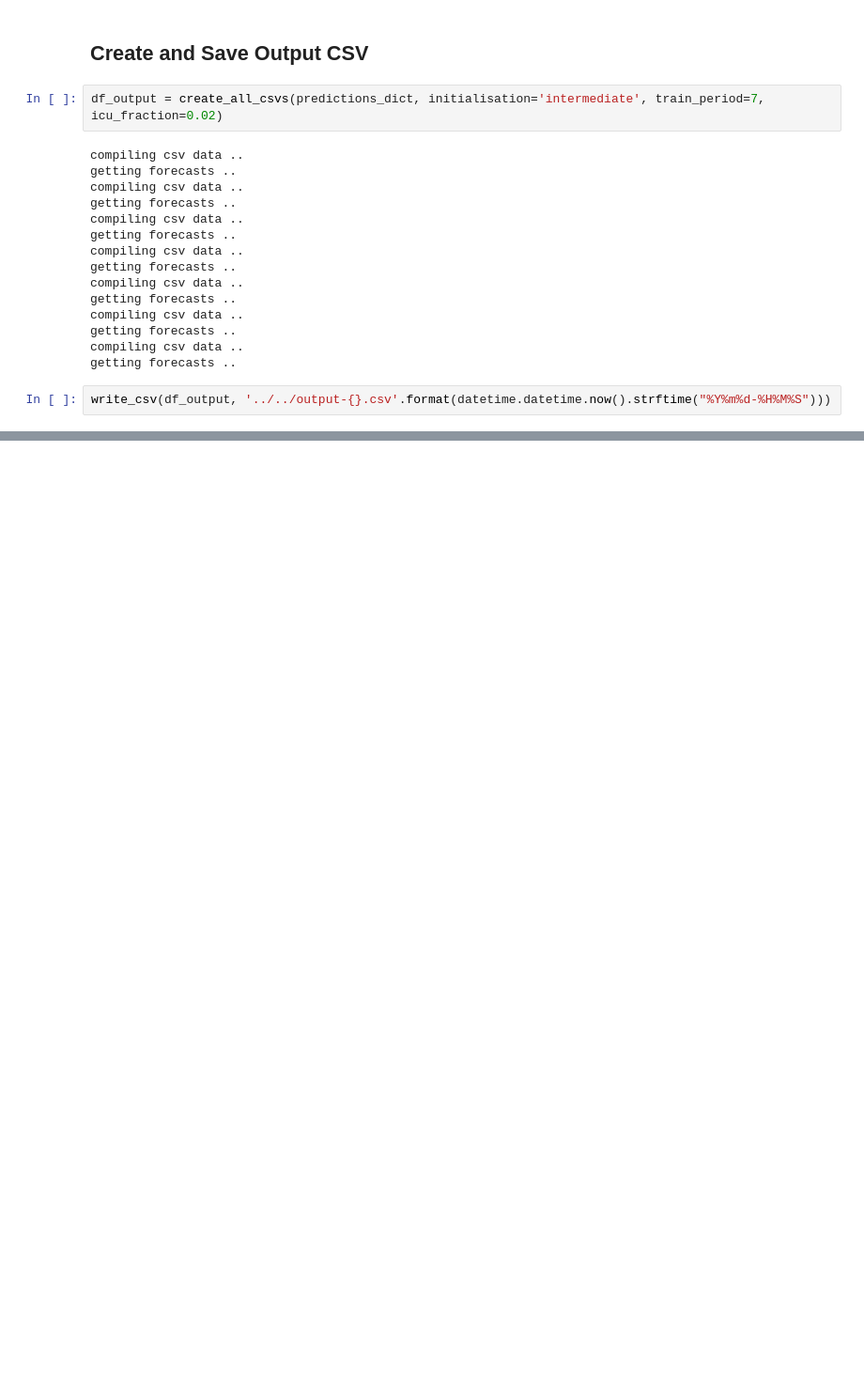
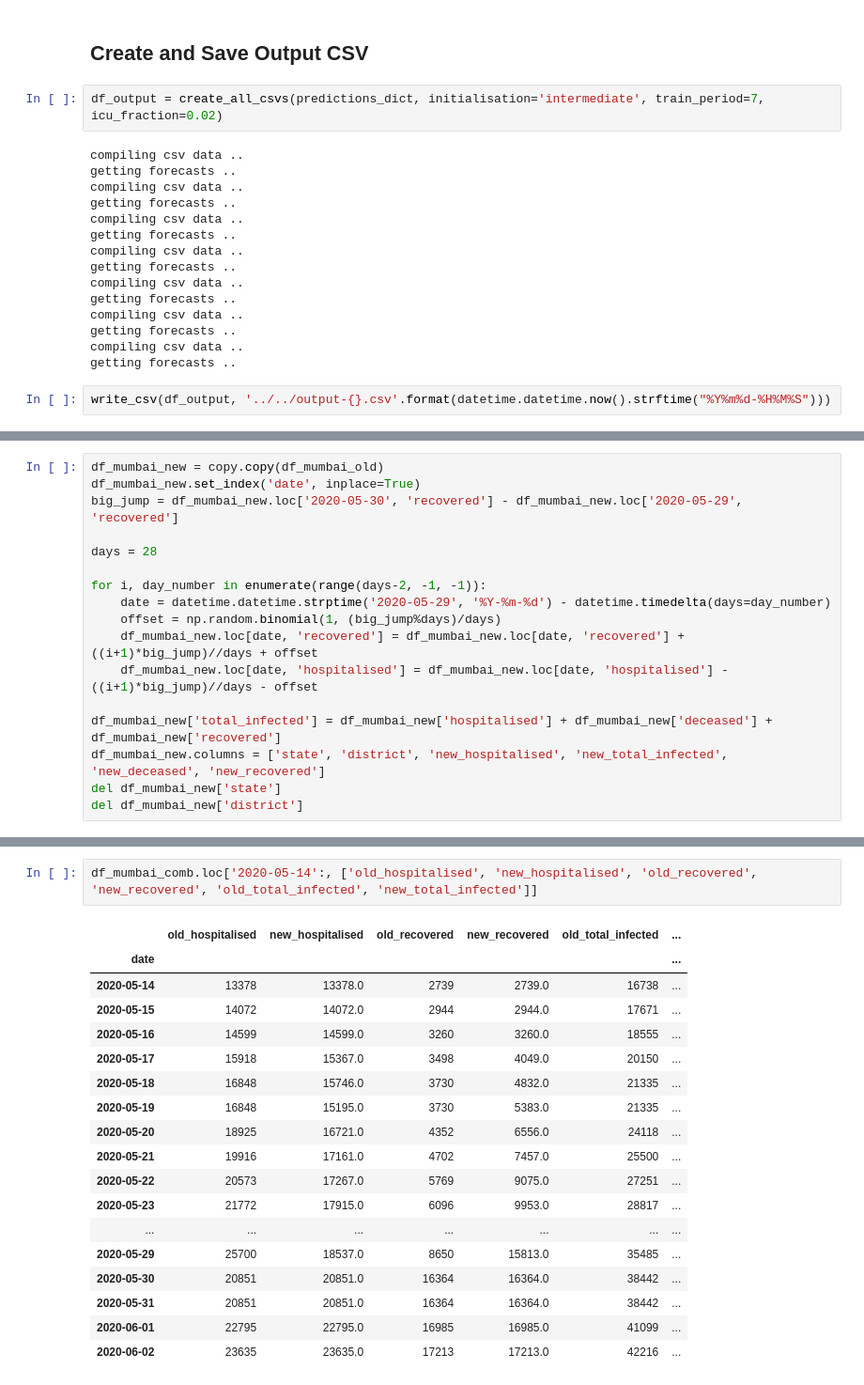
Before and after one commit to WadhwaniAI/covid-modelling, a Jupyter notebook: notebooks/seir/[STABLE] misc.ipynb, the cells around one changed output, grey strips where cells are left out. Shown at 94% size. Cells and saved outputs as stored; diff of their text form; blank space fills up the shorter version.

```diff
--- a/notebooks/seir/[STABLE] misc.ipynb
+++ b/notebooks/seir/[STABLE] misc.ipynb
@@ -277,0 +307,17 @@ write_csv(df_output, '../../output-{}.csv'.format(datetime.datetime.now().strfti
+# %%
+df_mumbai_new = copy.copy(df_mumbai_old)
+df_mumbai_new.set_index('date', inplace=True)
+big_jump = df_mumbai_new.loc['2020-05-30', 'recovered'] - df_mumbai_new.loc['2020-05-29', 'recovered']
+
+days = 28
+
+for i, day_number in enumerate(range(days-2, -1, -1)):
+    date = datetime.datetime.strptime('2020-05-29', '%Y-%m-%d') - datetime.timedelta(days=day_number)
+    offset = np.random.binomial(1, (big_jump%days)/days)
+    df_mumbai_new.loc[date, 'recovered'] = df_mumbai_new.loc[date, 'recovered'] + ((i+1)*big_jump)//days + offset
+    df_mumbai_new.loc[date, 'hospitalised'] = df_mumbai_new.loc[date, 'hospitalised'] - ((i+1)*big_jump)//days - offset
+
+df_mumbai_new['total_infected'] = df_mumbai_new['hospitalised'] + df_mumbai_new['deceased'] + df_mumbai_new['recovered']
+df_mumbai_new.columns = ['state', 'district', 'new_hospitalised', 'new_total_infected', 'new_deceased', 'new_recovered']
+del df_mumbai_new['state']
+del df_mumbai_new['district']
@@ -277,0 +371,21 @@ write_csv(df_output, '../../output-{}.csv'.format(datetime.datetime.now().strfti
+# %%
+df_mumbai_comb.loc['2020-05-14':, ['old_hospitalised', 'new_hospitalised', 'old_recovered', 'new_recovered', 'old_total_infected', 'new_total_infected']]
+# %% [output]
+|  | old_hospitalised | new_hospitalised | old_recovered | new_recovered | old_total_infected | ... |
+| date |  |  |  |  |  | ... |
+| 2020-05-14 | 13378 | 13378.0 | 2739 | 2739.0 | 16738 | ... |
+| 2020-05-15 | 14072 | 14072.0 | 2944 | 2944.0 | 17671 | ... |
+| 2020-05-16 | 14599 | 14599.0 | 3260 | 3260.0 | 18555 | ... |
+| 2020-05-17 | 15918 | 15367.0 | 3498 | 4049.0 | 20150 | ... |
+| 2020-05-18 | 16848 | 15746.0 | 3730 | 4832.0 | 21335 | ... |
+| 2020-05-19 | 16848 | 15195.0 | 3730 | 5383.0 | 21335 | ... |
+| 2020-05-20 | 18925 | 16721.0 | 4352 | 6556.0 | 24118 | ... |
+| 2020-05-21 | 19916 | 17161.0 | 4702 | 7457.0 | 25500 | ... |
+| 2020-05-22 | 20573 | 17267.0 | 5769 | 9075.0 | 27251 | ... |
+| 2020-05-23 | 21772 | 17915.0 | 6096 | 9953.0 | 28817 | ... |
+| ... | ... | ... | ... | ... | ... | ... |
+| 2020-05-29 | 25700 | 18537.0 | 8650 | 15813.0 | 35485 | ... |
+| 2020-05-30 | 20851 | 20851.0 | 16364 | 16364.0 | 38442 | ... |
+| 2020-05-31 | 20851 | 20851.0 | 16364 | 16364.0 | 38442 | ... |
+| 2020-06-01 | 22795 | 22795.0 | 16985 | 16985.0 | 41099 | ... |
+| 2020-06-02 | 23635 | 23635.0 | 17213 | 17213.0 | 42216 | ... |
```
Also changed, not shown: parts of 14 cells of this notebook, 1 other file.
